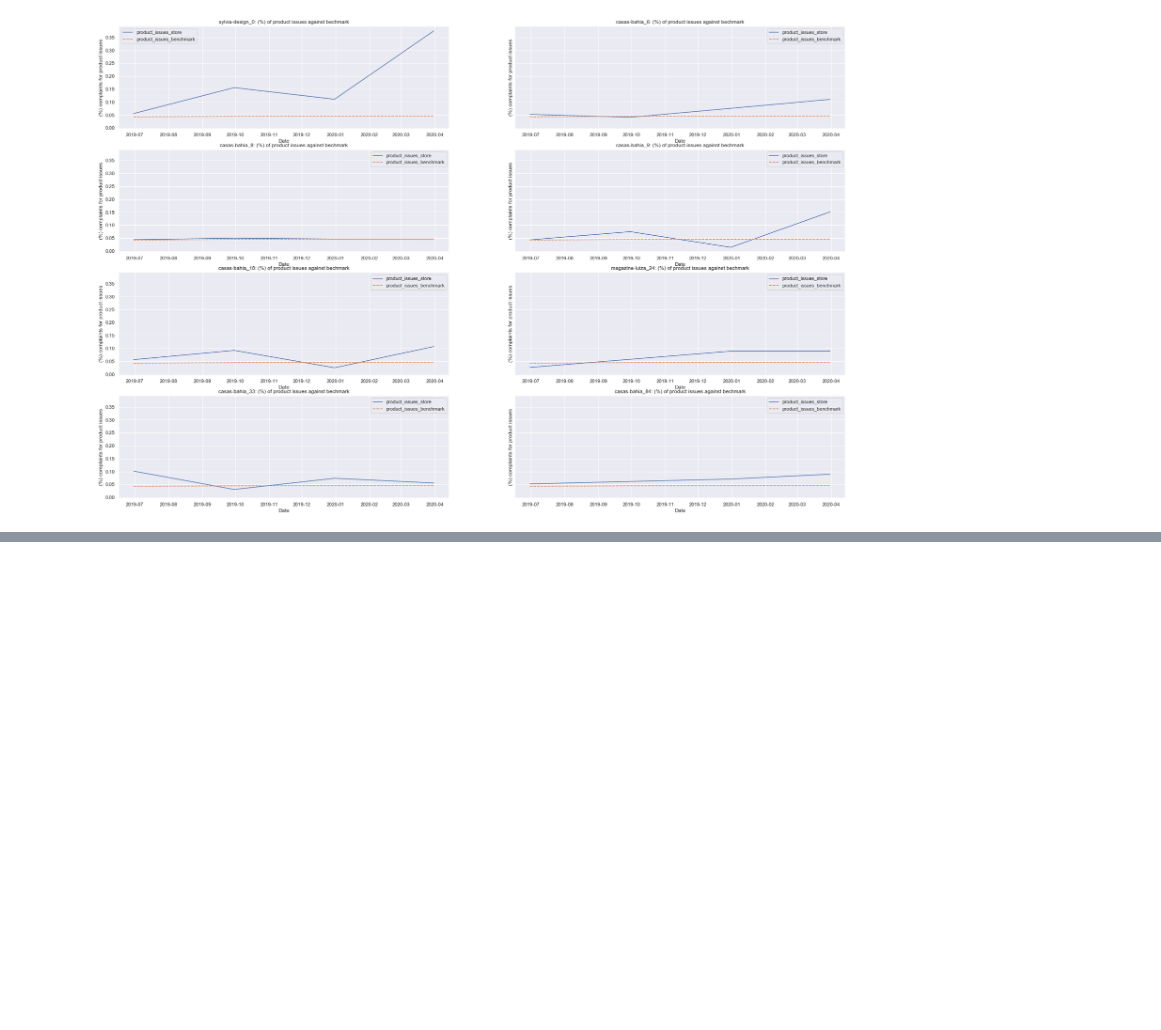
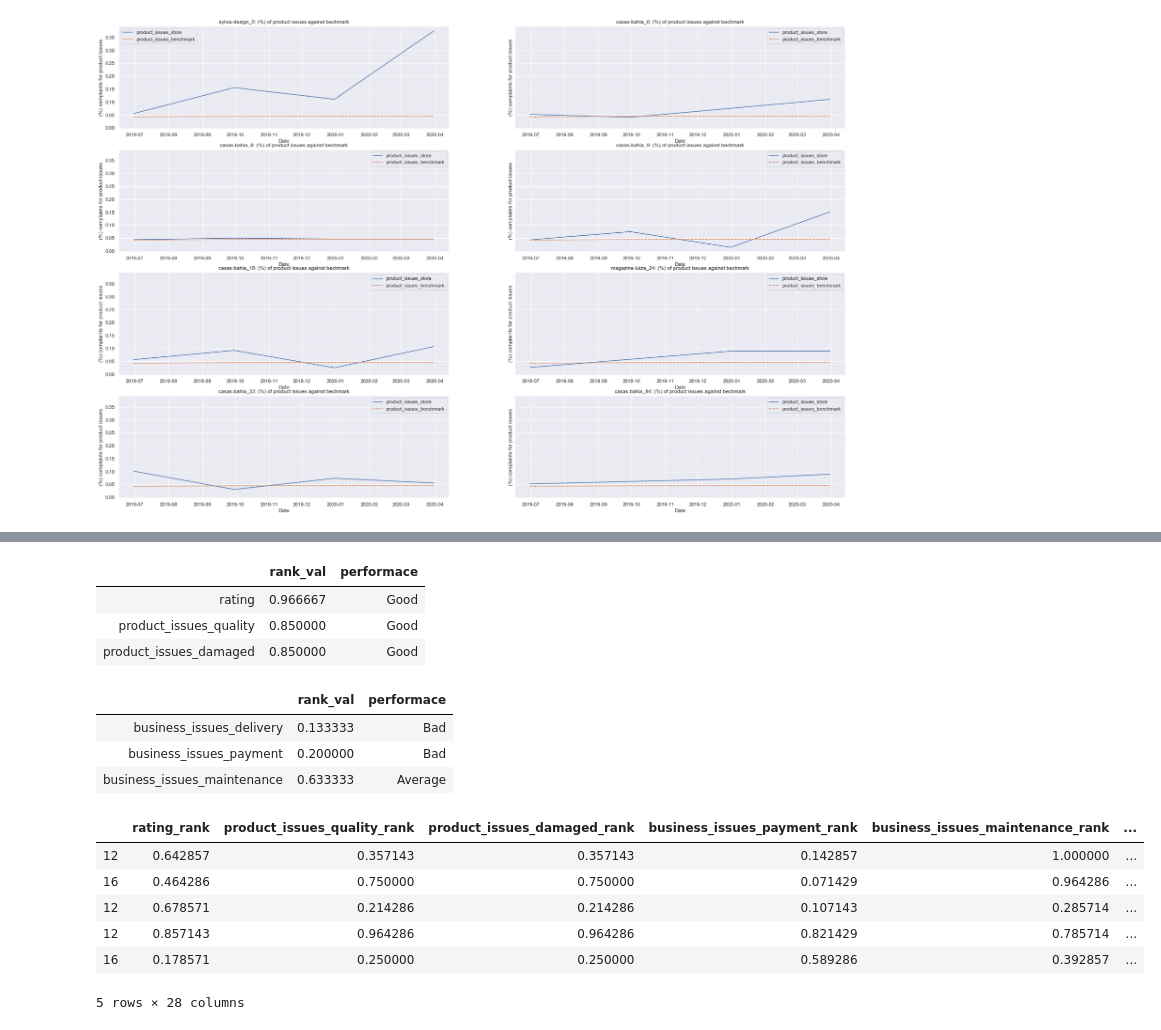
Before and after one commit to SPTime19/notebooks, a Jupyter notebook: EDA/PersistentProblems.ipynb, the cells around one changed output, grey strips where cells are left out. Saved outputs shown, nothing was run; the diff lists cells and outputs as text; code cells hidden in the pictures; blank space fills up the shorter version.

```diff
--- a/EDA/PersistentProblems.ipynb
+++ b/EDA/PersistentProblems.ipynb
@@ -478,0 +653,73 @@ for idx, (store_id, tmp_df) in enumerate(stores_with_problems.items()):
+# %%
+
+def format_display_issues_rank(col):
+    return col.replace("_rank", "")
+
+def get_store_best_rankings(store_id: str, type_ts: "pd.DataFrame", n=3):
+    generic_issues = ["product_issues_rank", "business_issues_rank"]  # Remove general products/business issues
+    ranking_vars = [col for col in type_ts.columns if "_rank" in col and col not in generic_issues]
+    latest_period = type_ts.date_comment.drop_duplicates().sort_values().iloc[-1]
+    tmp_ts = type_ts.loc[(type_ts.date_comment == latest_period) & (type_ts.store_id == store_id)][ranking_vars]
+    tmp_ts = tmp_ts.reset_index(drop=True).transpose().sort_values(by=0, ascending=False).dropna(axis=0).iloc[0:n]
+    tmp_ts.columns = ["rank_val"]
+    tmp_ts.index = [format_display_issues_rank(i) for i in tmp_ts.index.values]
+
+    # Limit to get only average and bad metrics
+    tmp_ts = tmp_ts.loc[tmp_ts.rank_val > 0.4]
+
+    # Create perf label
+    tmp_ts["performace"] = tmp_ts.rank_val.apply(lambda x: get_performance_label(x))
+
+    return tmp_ts
+
+get_store_best_rankings(store_id, stores_ranked_ts)
+# %% [output]
+|  | rank_val | performace |
+| rating | 0.966667 | Good |
+| product_issues_quality | 0.850000 | Good |
+| product_issues_damaged | 0.850000 | Good |
+# %%
+def get_performance_label(rank):
+    if rank >= 0.8:
+        return "Good"
+    elif rank <= 0.2:
+        return "Bad"
+    else:
+        return "Average"
+
+
+def get_store_worse_rankings(store_id: str, type_ts: "pd.DataFrame", n=3):
+    generic_issues = ["product_issues_rank", "business_issues_rank"]  # Remove general products/business issues
+    ranking_vars = [col for col in type_ts.columns if "_rank" in col and col not in generic_issues]
+    latest_period = type_ts.date_comment.drop_duplicates().sort_values().iloc[-1]
+
+    # Filter dataframe
+    tmp_ts = type_ts.loc[(type_ts.date_comment == latest_period) & (type_ts.store_id == store_id)][ranking_vars]
+    tmp_ts = tmp_ts.reset_index(drop=True).transpose().sort_values(by=0, ascending=True).dropna(axis=0).iloc[0:n]
+    tmp_ts.columns = ["rank_val"]
+    tmp_ts.index = [format_display_issues_rank(i) for i in tmp_ts.index.values]
+
+    # Limit to get only average and bad metrics
+    tmp_ts = tmp_ts.loc[tmp_ts.rank_val < 0.7]
+
+    # Create perf label
+    tmp_ts["performace"] = tmp_ts.rank_val.apply(lambda x: get_performance_label(x))
+
+    return tmp_ts
+
+get_store_worse_rankings(store_id, stores_ranked_ts)
+# %% [output]
+|  | rank_val | performace |
+| business_issues_delivery | 0.133333 | Bad |
+| business_issues_payment | 0.200000 | Bad |
+| business_issues_maintenance | 0.633333 | Average |
+# %%
+stores_ranked_ts.head()
+# %% [output]
+|  | rating_rank | product_issues_quality_rank | product_issues_damaged_rank | business_issues_payment_rank | business_issues_maintenance_rank | ... |
+| 12 | 0.642857 | 0.357143 | 0.357143 | 0.142857 | 1.000000 | ... |
+| 16 | 0.464286 | 0.750000 | 0.750000 | 0.071429 | 0.964286 | ... |
+| 12 | 0.678571 | 0.214286 | 0.214286 | 0.107143 | 0.285714 | ... |
+| 12 | 0.857143 | 0.964286 | 0.964286 | 0.821429 | 0.785714 | ... |
+| 16 | 0.178571 | 0.250000 | 0.250000 | 0.589286 | 0.392857 | ... |
+5 rows × 28 columns
```
Also changed, not shown: parts of 14 cells of this notebook.
